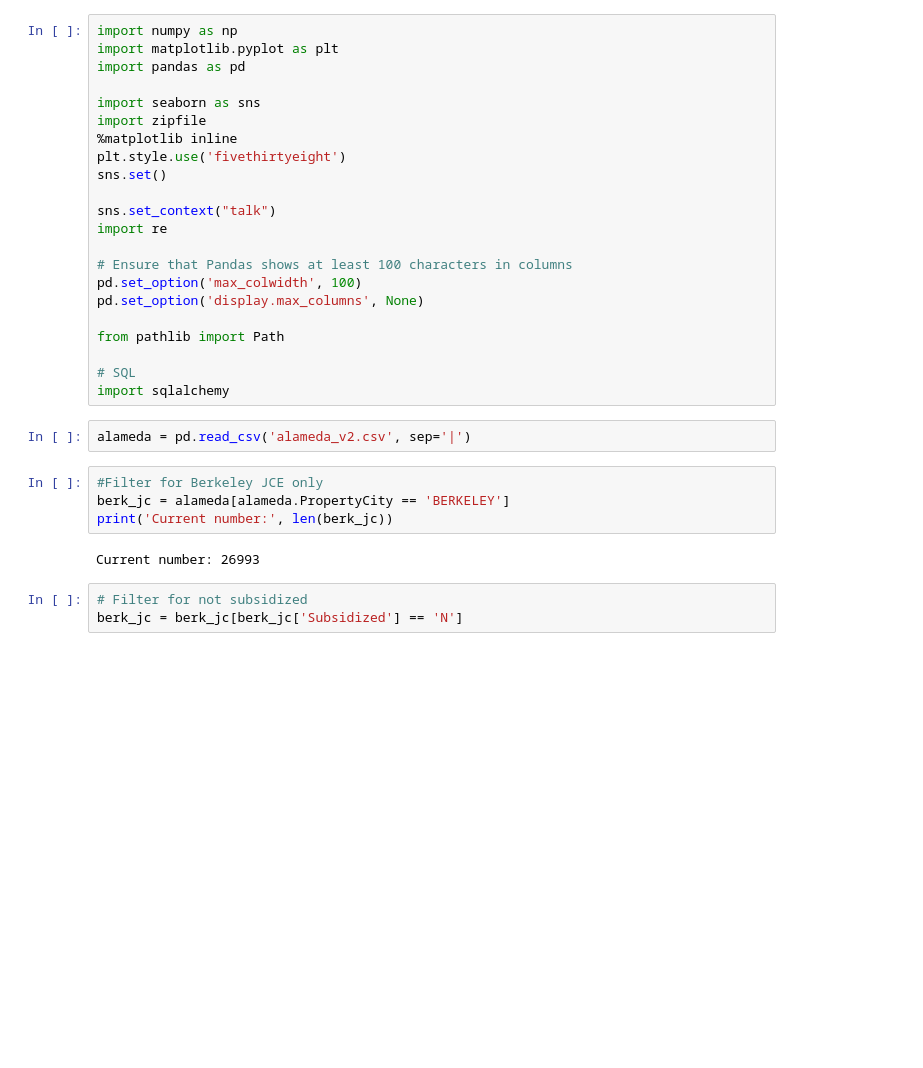
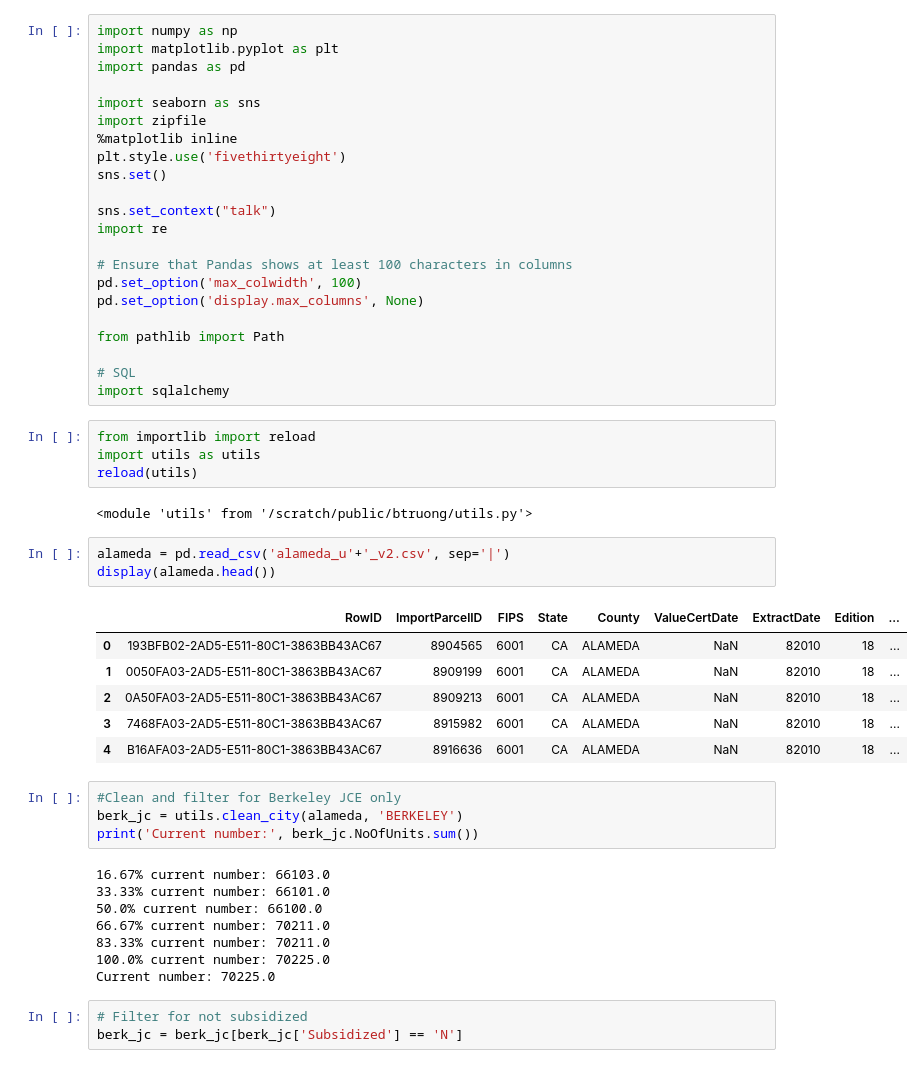
Before and after one commit to brianhtruong/cci_research, a Jupyter notebook: summer_2018/eml_ztrax/Quantifyiny Berkeley.ipynb, the cells around one changed output. Drawn from its saved outputs; the diff is of its cells as text; blank space fills up the shorter version.

```diff
--- a/summer_2018/eml_ztrax/Quantifyiny Berkeley.ipynb
+++ b/summer_2018/eml_ztrax/Quantifyiny Berkeley.ipynb
@@ -20,14 +20,34 @@ from pathlib import Path
 
 # SQL
 import sqlalchemy
+# %%
+from importlib import reload
+import utils as utils
+reload(utils)
+# %% [output]
+<module 'utils' from '/scratch/public/btruong/utils.py'>
 # %%
-alameda = pd.read_csv('alameda_v2.csv', sep='|')
+alameda = pd.read_csv('alameda_u'+'_v2.csv', sep='|')
+display(alameda.head())
+# %% [output]
+|  | RowID | ImportParcelID | FIPS | State | County | ValueCertDate | ExtractDate | Edition | ... |
+| 0 | 193BFB02-2AD5-E511-80C1-3863BB43AC67 | 8904565 | 6001 | CA | ALAMEDA | NaN | 82010 | 18 | ... |
+| 1 | 0050FA03-2AD5-E511-80C1-3863BB43AC67 | 8909199 | 6001 | CA | ALAMEDA | NaN | 82010 | 18 | ... |
+| 2 | 0A50FA03-2AD5-E511-80C1-3863BB43AC67 | 8909213 | 6001 | CA | ALAMEDA | NaN | 82010 | 18 | ... |
+| 3 | 7468FA03-2AD5-E511-80C1-3863BB43AC67 | 8915982 | 6001 | CA | ALAMEDA | NaN | 82010 | 18 | ... |
+| 4 | B16AFA03-2AD5-E511-80C1-3863BB43AC67 | 8916636 | 6001 | CA | ALAMEDA | NaN | 82010 | 18 | ... |
 # %%
-#Filter for Berkeley JCE only
-berk_jc = alameda[alameda.PropertyCity == 'BERKELEY']
-print('Current number:', len(berk_jc))
+#Clean and filter for Berkeley JCE only
+berk_jc = utils.clean_city(alameda, 'BERKELEY')
+print('Current number:', berk_jc.NoOfUnits.sum())
 # %% [output]
-Current number: 26993
+16.67% current number: 66103.0
+33.33% current number: 66101.0
+50.0% current number: 66100.0
+66.67% current number: 70211.0
+83.33% current number: 70211.0
+100.0% current number: 70225.0
+Current number: 70225.0
 # %%
 # Filter for not subsidized
 berk_jc = berk_jc[berk_jc['Subsidized'] == 'N']
```
Also changed, not shown: parts of 16 cells of this notebook, 6 other files.
